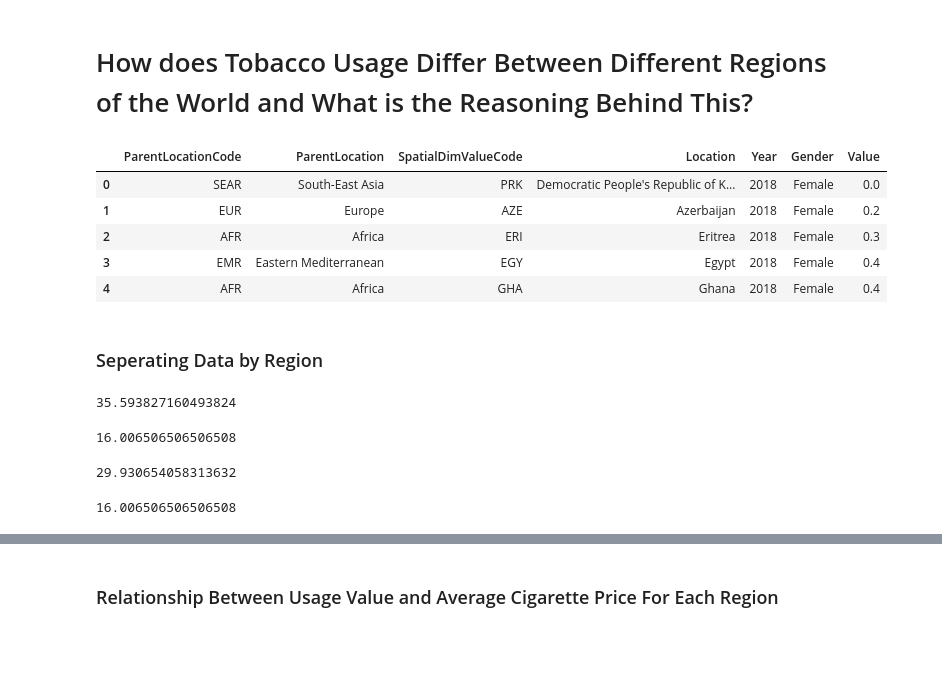
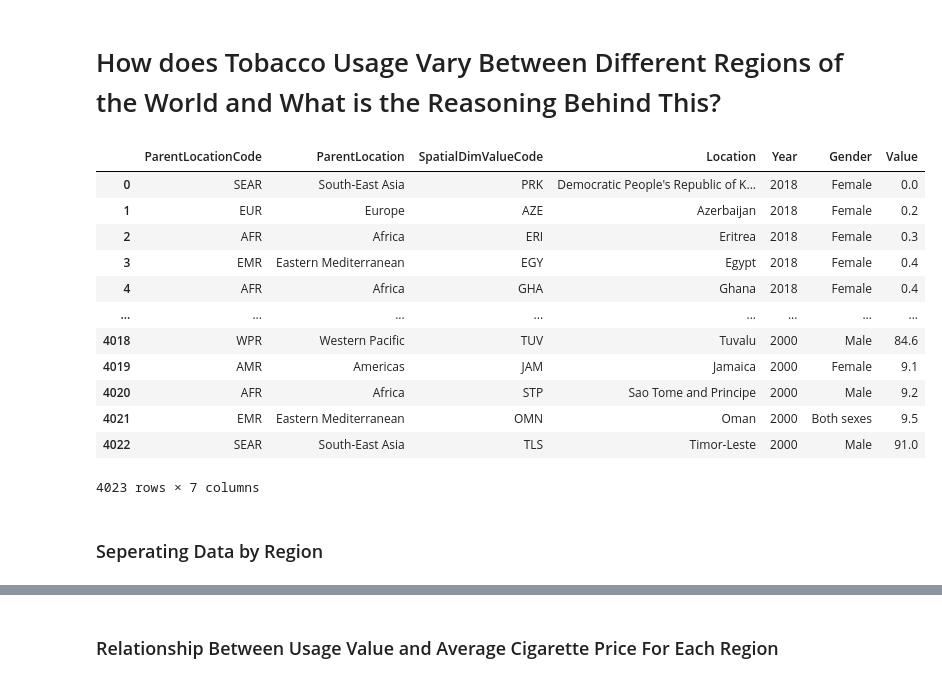
Before and after one commit to aidanwc2/Team_3, a Jupyter notebook: report.ipynb, the cells around one changed output, grey strips where cells are left out. Drawn from its saved outputs; the diff is of its cells as text; code cells hidden in the pictures; blank space fills up the shorter version.

```diff
--- a/report.ipynb
+++ b/report.ipynb
@@ -1,35 +1,24 @@
 # %% [markdown]
-# How does Tobacco Usage Differ Between Different Regions of the World and What is the Reasoning Behind This?
+# How does Tobacco Usage Vary Between Different Regions of the World and What is the Reasoning Behind This?
 # %%
 import pandas as pd
+import matplotlib.pyplot as plt
+
 df = pd.read_csv("tobacco_use_ww.csv")
-df.head()
+df
 # %% [output]
 |  | ParentLocationCode | ParentLocation | SpatialDimValueCode | Location | Year | Gender | Value |
 | 0 | SEAR | South-East Asia | PRK | Democratic People's Republic of K... | 2018 | Female | 0.0 |
 | 1 | EUR | Europe | AZE | Azerbaijan | 2018 | Female | 0.2 |
 | 2 | AFR | Africa | ERI | Eritrea | 2018 | Female | 0.3 |
 | 3 | EMR | Eastern Mediterranean | EGY | Egypt | 2018 | Female | 0.4 |
 | 4 | AFR | Africa | GHA | Ghana | 2018 | Female | 0.4 |
+| ... | ... | ... | ... | ... | ... | ... | ... |
+| 4018 | WPR | Western Pacific | TUV | Tuvalu | 2000 | Male | 84.6 |
+| 4019 | AMR | Americas | JAM | Jamaica | 2000 | Female | 9.1 |
+| 4020 | AFR | Africa | STP | Sao Tome and Principe | 2000 | Male | 9.2 |
+| 4021 | EMR | Eastern Mediterranean | OMN | Oman | 2000 | Both sexes | 9.5 |
+| 4022 | SEAR | South-East Asia | TLS | Timor-Leste | 2000 | Male | 91.0 |
+4023 rows × 7 columns
 # %% [markdown]
 ### Seperating Data by Region
-# %%
-df_Asia = df[df["ParentLocation"] == "South-East Asia"]
-df_Asia["Value"].mean()
-# %% [output]
-35.593827160493824
-# %%
-df_Africa = df[df["ParentLocation"] == "Africa"]
-df_Africa["Value"].mean()
-# %% [output]
-16.006506506506508
-# %%
-df_Europe = df[df["ParentLocation"] == "Europe"]
-df_Europe["Value"].mean()
-# %% [output]
-29.930654058313632
-# %%
-df_Africa = df[df["ParentLocation"] == "Africa"]
-df_Africa["Value"].mean()
-# %% [output]
-16.006506506506508
```
Also changed, not shown: parts of 29 cells of this notebook, 4 other files.
